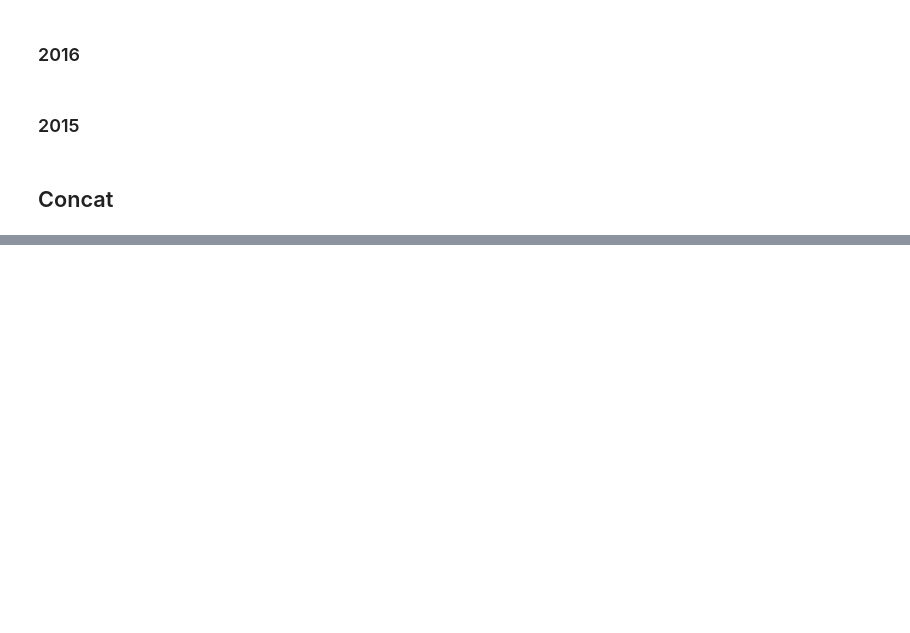
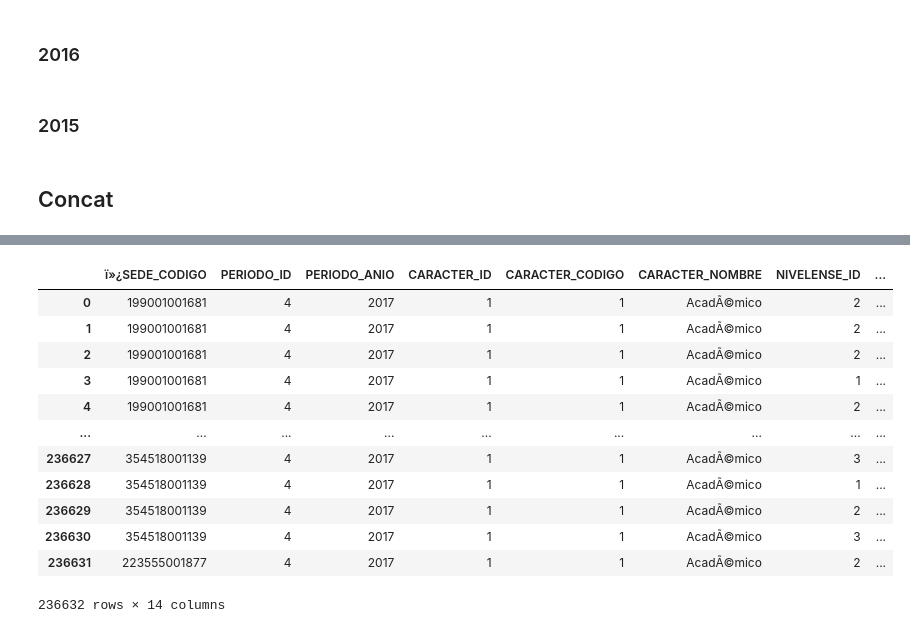
Before and after one commit to TiagoMimi/saber11_teacherinfo_db, a Jupyter notebook: joined/joined_teacher.ipynb, the cells around one changed output, grey strips where cells are left out. Cells and saved outputs as stored; diff of their text form; code cells hidden in the pictures; blank space fills up the shorter version.

```diff
--- a/joined/joined_teacher.ipynb
+++ b/joined/joined_teacher.ipynb
@@ -408,0 +536,16 @@ df_jornada_edad_2015 = dataframes["df_jornada_edad"]
+# %%
+df_asignacion_academica_2017
+# %% [output]
+|  | ï»¿SEDE_CODIGO | PERIODO_ID | PERIODO_ANIO | CARACTER_ID | CARACTER_CODIGO | CARACTER_NOMBRE | NIVELENSE_ID | ... |
+| 0 | 199001001681 | 4 | 2017 | 1 | 1 | AcadÃ©mico | 2 | ... |
+| 1 | 199001001681 | 4 | 2017 | 1 | 1 | AcadÃ©mico | 2 | ... |
+| 2 | 199001001681 | 4 | 2017 | 1 | 1 | AcadÃ©mico | 2 | ... |
+| 3 | 199001001681 | 4 | 2017 | 1 | 1 | AcadÃ©mico | 1 | ... |
+| 4 | 199001001681 | 4 | 2017 | 1 | 1 | AcadÃ©mico | 2 | ... |
+| ... | ... | ... | ... | ... | ... | ... | ... | ... |
+| 236627 | 354518001139 | 4 | 2017 | 1 | 1 | AcadÃ©mico | 3 | ... |
+| 236628 | 354518001139 | 4 | 2017 | 1 | 1 | AcadÃ©mico | 1 | ... |
+| 236629 | 354518001139 | 4 | 2017 | 1 | 1 | AcadÃ©mico | 2 | ... |
+| 236630 | 354518001139 | 4 | 2017 | 1 | 1 | AcadÃ©mico | 3 | ... |
+| 236631 | 223555001877 | 4 | 2017 | 1 | 1 | AcadÃ©mico | 2 | ... |
+236632 rows × 14 columns
```
Also changed, not shown: parts of 25 cells of this notebook, 3 other files.
